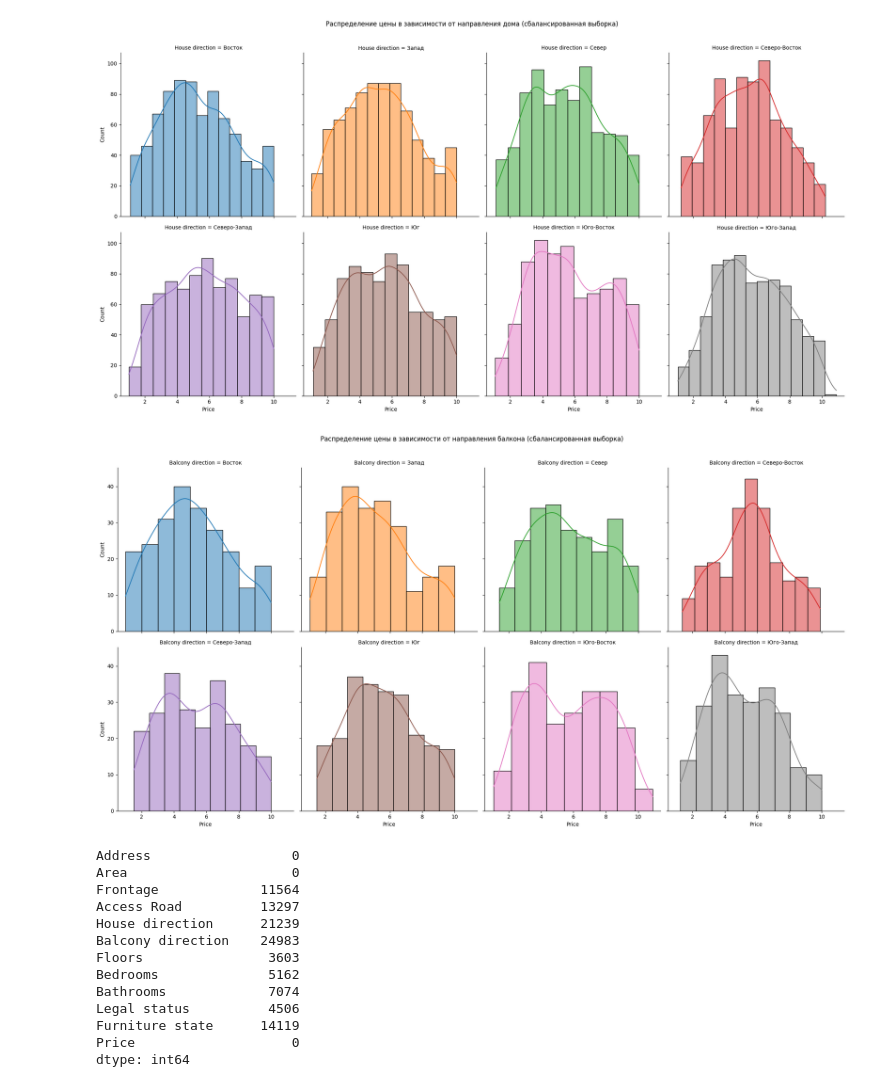
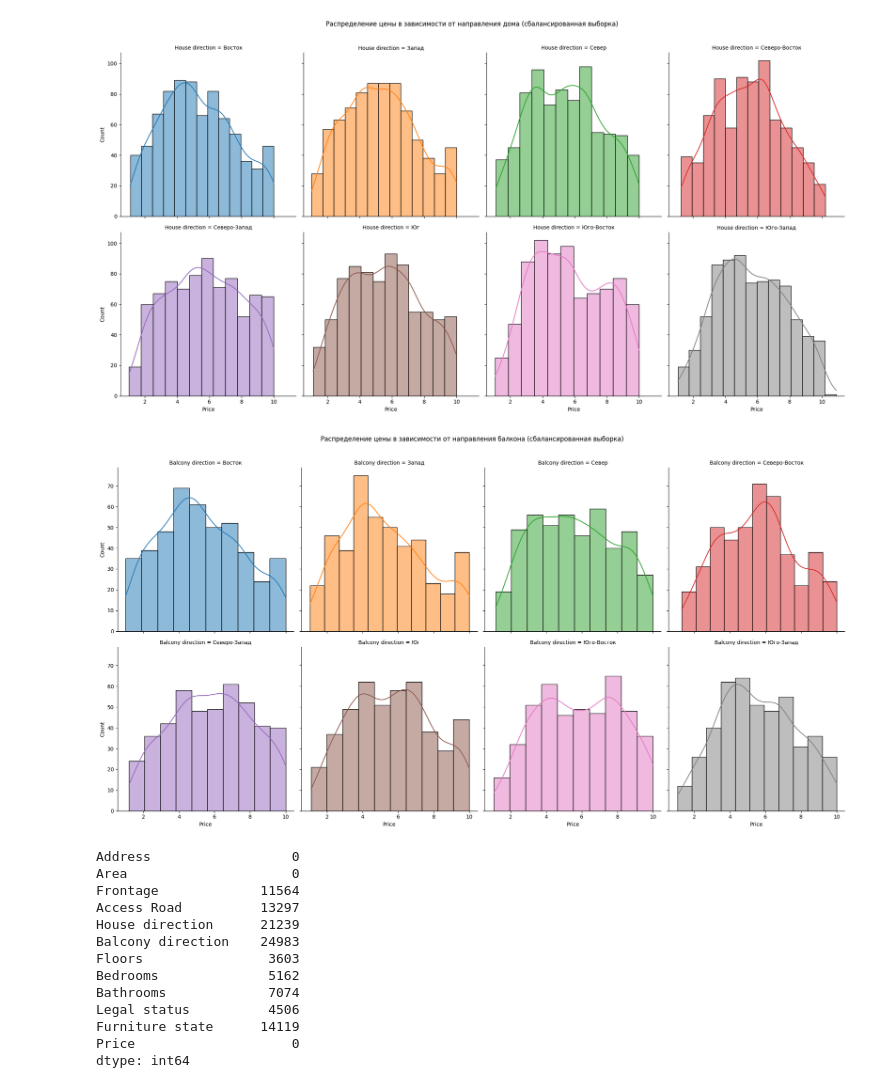
Before and after one commit to PetrBonyuk/m_o, a Jupyter notebook: vietnam_housing.ipynb, the cells around one changed output. Saved outputs shown, nothing was run; the diff lists cells and outputs as text; code cells hidden in the pictures.

```diff
--- a/vietnam_housing.ipynb
+++ b/vietnam_housing.ipynb
@@ -188,18 +236,18 @@ plt.show()
 # %%
 # @title Направление балкона
 # Балансировка данных по признаку Balcony direction
-min_count = df2['Balcony direction'].value_counts().min()
-sampled_df = df2.groupby('Balcony direction').apply(lambda x: x.sample(min_count, random_state=42)).reset_index(drop=True)
+min_count = df['Balcony direction'].value_counts().min()
+sampled_df = df.groupby('Balcony direction').apply(lambda x: x.sample(min_count, random_state=42)).reset_index(drop=True)
 
 # Создание FacetGrid для Balcony direction
 g = sns.FacetGrid(sampled_df, col='Balcony direction', col_wrap=4, height=5, hue='Balcony direction', palette='tab10')
 g.map(sns.histplot, 'Price', kde=True)
 g.fig.suptitle('Распределение цены в зависимости от направления балкона (сбалансированная выборка)', y=1.05)
 
 # Отображение графиков
 plt.show()
 # %% [output]
-[figure, old version]
+[figure, new version]
 # %%
 # @title  Обработка категориальных признаков и заполнение пропусков
 # Проверка наличия пропущенных значений
```
Also changed, not shown: parts of 25 cells of this notebook.
